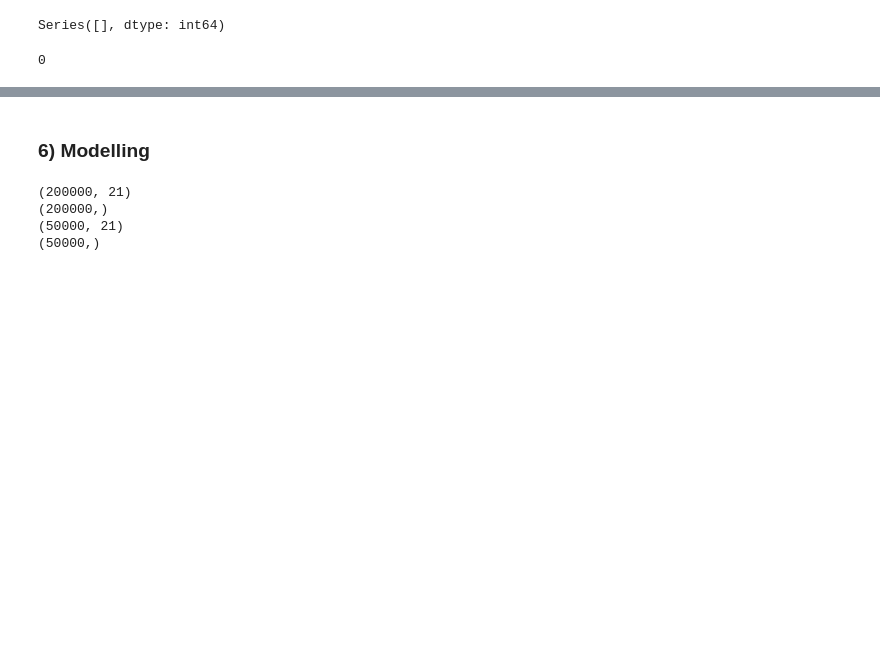
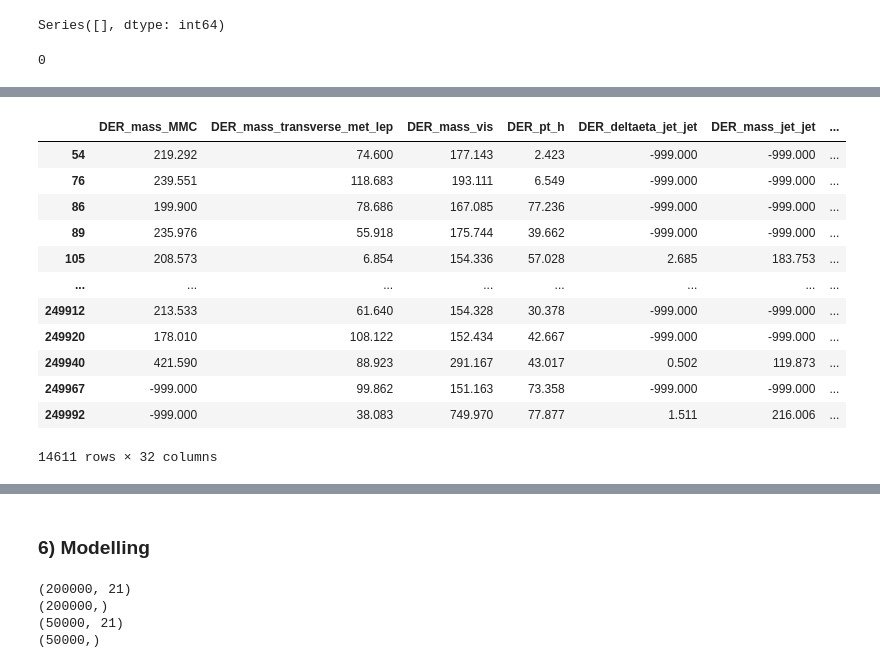
Before and after one commit to sureshmecad/Higgs-Boson-Decay-TMLC, a Jupyter notebook: 3_Higgs_Boson_Final.ipynb, the cells around one changed output, grey strips where cells are left out. Saved outputs shown, nothing was run; the diff lists cells and outputs as text; code cells hidden in the pictures; blank space fills up the shorter version.

```diff
--- a/3_Higgs_Boson_Final.ipynb
+++ b/3_Higgs_Boson_Final.ipynb
@@ -342,0 +430,16 @@ Higgs.isnull().sum().sum()
+# %%
+Higgs[(Higgs['DER_mass_vis']<lower_limit) | (Higgs['DER_mass_vis']>upper_limit)]
+# %% [output]
+|  | DER_mass_MMC | DER_mass_transverse_met_lep | DER_mass_vis | DER_pt_h | DER_deltaeta_jet_jet | DER_mass_jet_jet | ... |
+| 54 | 219.292 | 74.600 | 177.143 | 2.423 | -999.000 | -999.000 | ... |
+| 76 | 239.551 | 118.683 | 193.111 | 6.549 | -999.000 | -999.000 | ... |
+| 86 | 199.900 | 78.686 | 167.085 | 77.236 | -999.000 | -999.000 | ... |
+| 89 | 235.976 | 55.918 | 175.744 | 39.662 | -999.000 | -999.000 | ... |
+| 105 | 208.573 | 6.854 | 154.336 | 57.028 | 2.685 | 183.753 | ... |
+| ... | ... | ... | ... | ... | ... | ... | ... |
+| 249912 | 213.533 | 61.640 | 154.328 | 30.378 | -999.000 | -999.000 | ... |
+| 249920 | 178.010 | 108.122 | 152.434 | 42.667 | -999.000 | -999.000 | ... |
+| 249940 | 421.590 | 88.923 | 291.167 | 43.017 | 0.502 | 119.873 | ... |
+| 249967 | -999.000 | 99.862 | 151.163 | 73.358 | -999.000 | -999.000 | ... |
+| 249992 | -999.000 | 38.083 | 749.970 | 77.877 | 1.511 | 216.006 | ... |
+14611 rows × 32 columns
```
Also changed, not shown: parts of 23 cells of this notebook.
